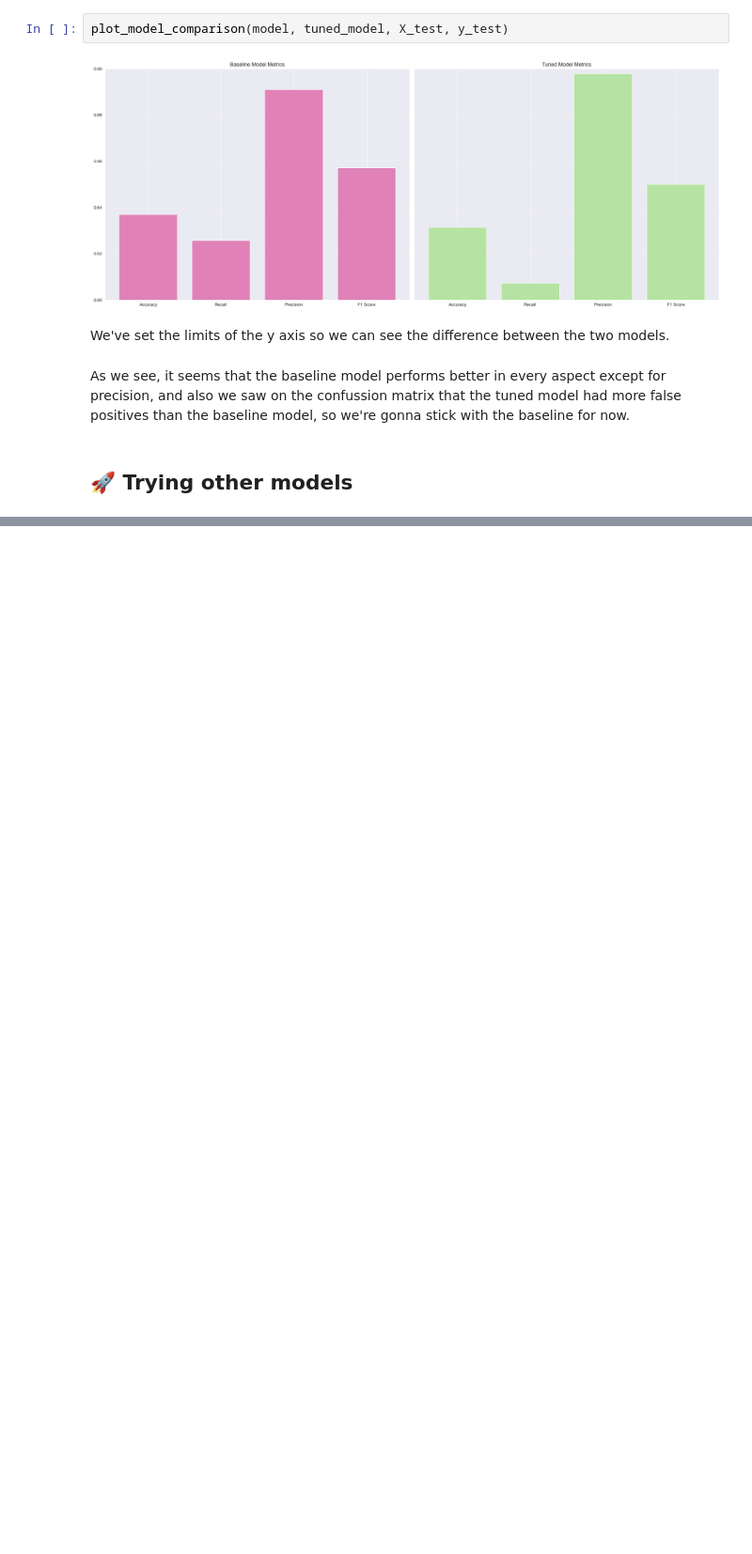
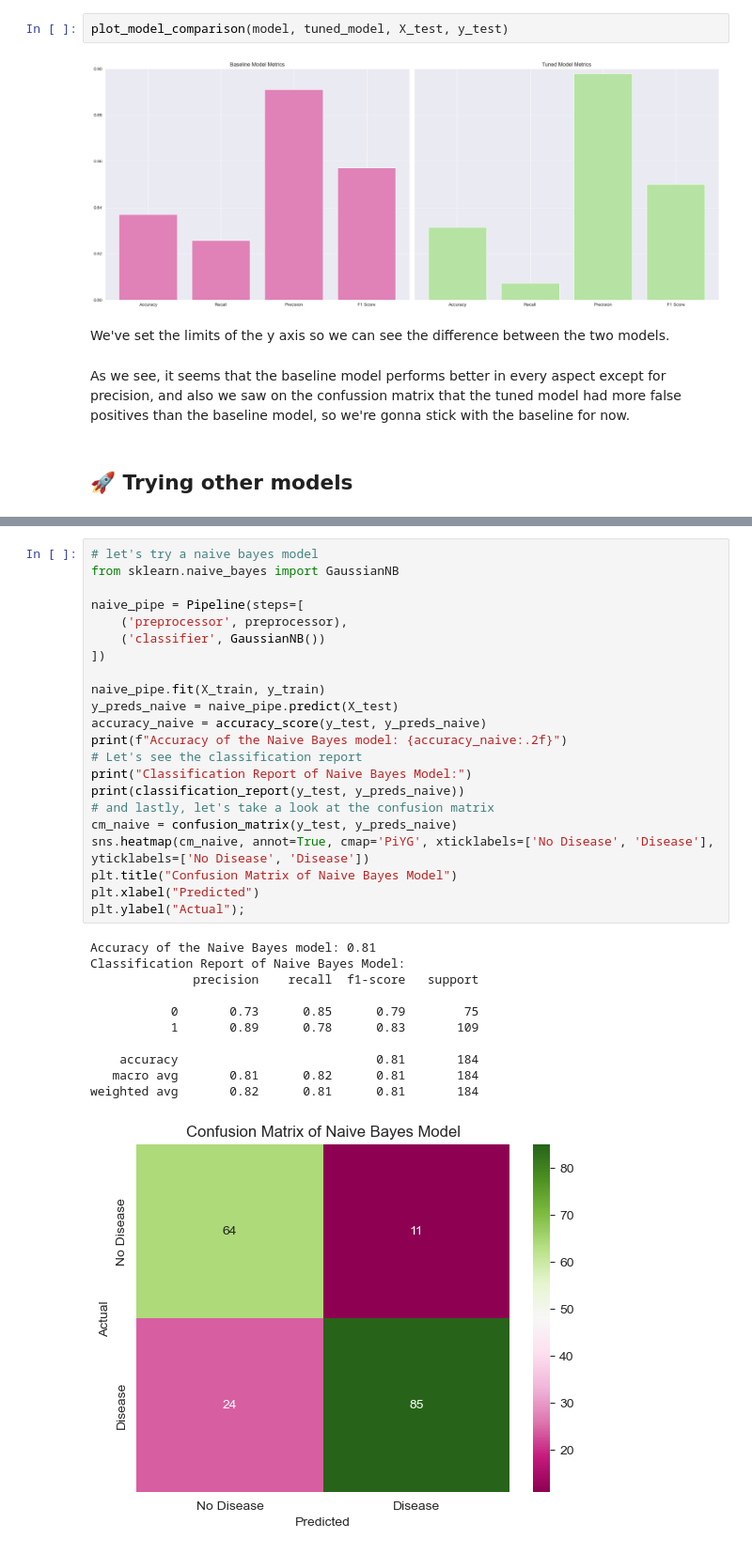
Before and after one commit to imelinc/heart-disease-project, a Jupyter notebook: heart-disease-project.ipynb, the cells around one changed output, grey strips where cells are left out. Shown at 94% size. Drawn from its saved outputs; the diff is of its cells as text; blank space fills up the shorter version.

```diff
--- a/heart-disease-project.ipynb
+++ b/heart-disease-project.ipynb
@@ -663,0 +700,34 @@ weighted avg       0.83      0.83      0.83       184
+# %%
+# let's try a naive bayes model
+from sklearn.naive_bayes import GaussianNB
+
+naive_pipe = Pipeline(steps=[
+    ('preprocessor', preprocessor),
+    ('classifier', GaussianNB())
+])
+
+naive_pipe.fit(X_train, y_train)
+y_preds_naive = naive_pipe.predict(X_test)
+accuracy_naive = accuracy_score(y_test, y_preds_naive)
+print(f"Accuracy of the Naive Bayes model: {accuracy_naive:.2f}")
+# Let's see the classification report
+print("Classification Report of Naive Bayes Model:")
+print(classification_report(y_test, y_preds_naive))
+# and lastly, let's take a look at the confusion matrix
+cm_naive = confusion_matrix(y_test, y_preds_naive)
+sns.heatmap(cm_naive, annot=True, cmap='PiYG', xticklabels=['No Disease', 'Disease'], yticklabels=['No Disease', 'Disease'])
+plt.title("Confusion Matrix of Naive Bayes Model")
+plt.xlabel("Predicted")
+plt.ylabel("Actual");
+# %% [output]
+Accuracy of the Naive Bayes model: 0.81
+Classification Report of Naive Bayes Model:
+              precision    recall  f1-score   support
+
+           0       0.73      0.85      0.79        75
+           1       0.89      0.78      0.83       109
+
+    accuracy                           0.81       184
+   macro avg       0.81      0.82      0.81       184
+weighted avg       0.82      0.81      0.81       184
+[figure, added]
```
Also changed, not shown: parts of 3 cells of this notebook.
